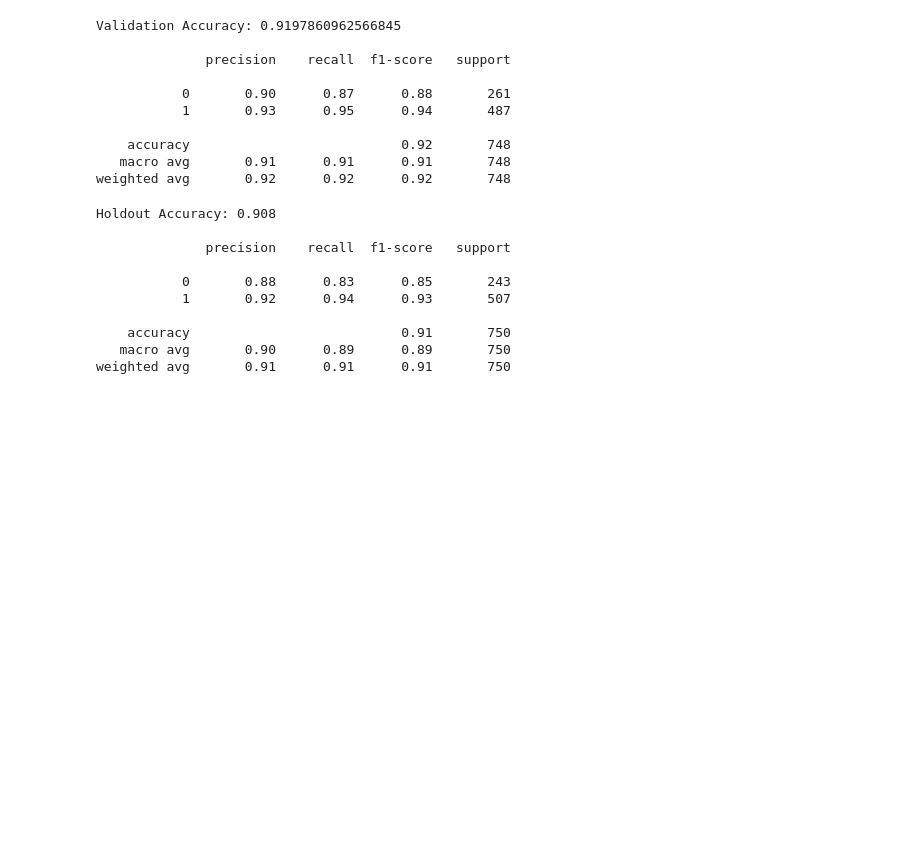
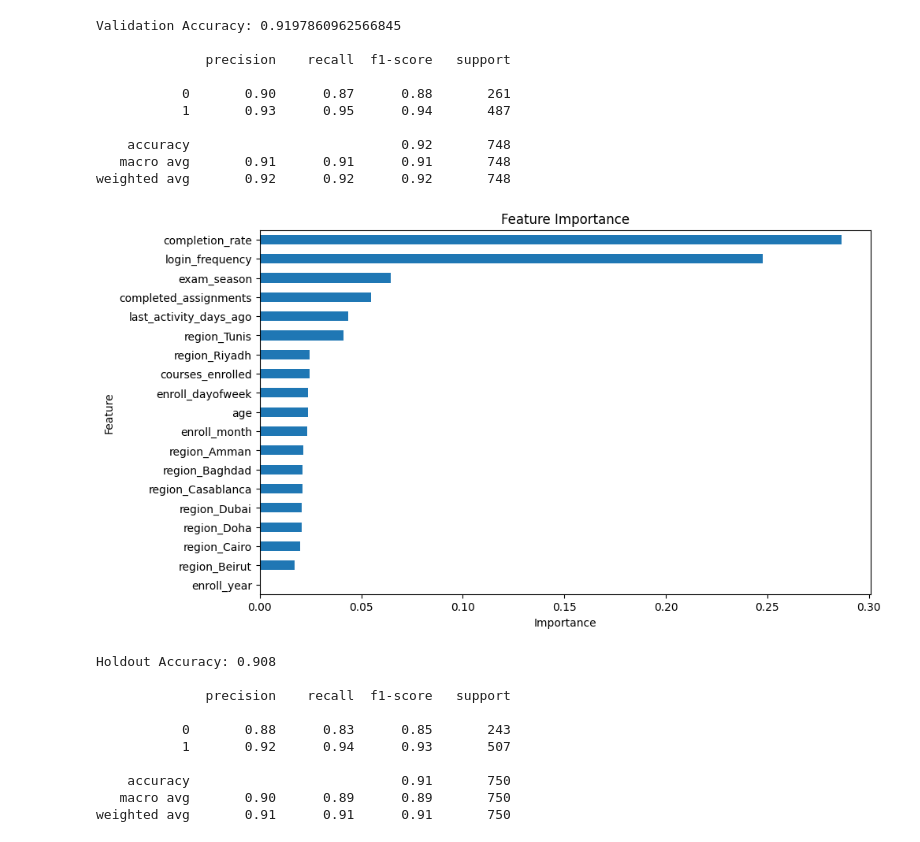
Before and after one commit to jennarandall785/Portfolio, a Jupyter notebook: student_dropout.ipynb, the cells around one changed output. Cells and saved outputs as stored; diff of their text form; code cells hidden in the pictures; blank space fills up the shorter version.

```diff
--- a/student_dropout.ipynb
+++ b/student_dropout.ipynb
@@ -110,6 +111,19 @@ Validation Accuracy: 0.9197860962566845
     accuracy                           0.92       748
    macro avg       0.91      0.91      0.91       748
 weighted avg       0.92      0.92      0.92       748
+# %%
+importance = pd.Series(model.feature_importances_, index=X_train.columns)
+importance = importance.sort_values(ascending=False)
+
+plt.figure(figsize=(10,6))
+importance.plot(kind='barh')
+plt.title("Feature Importance")
+plt.xlabel("Importance")
+plt.ylabel("Feature")
+plt.gca().invert_yaxis()
+plt.show()
+# %% [output]
+[figure, added]
 # %%
 #Holdout data
 y_holdout_pred = model.predict(X_holdout)
```
Also changed, not shown: parts of 1 cell of this notebook.
